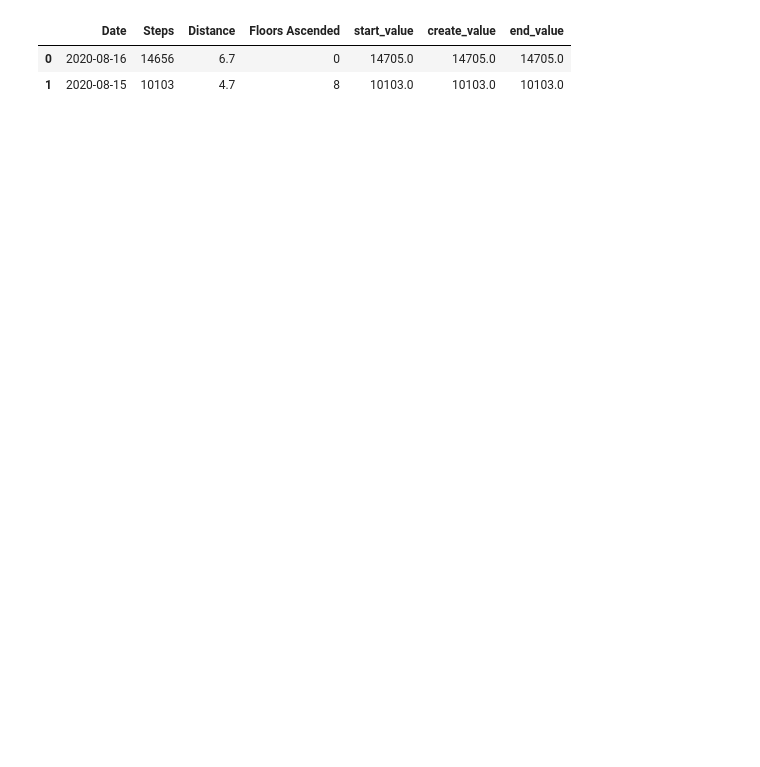
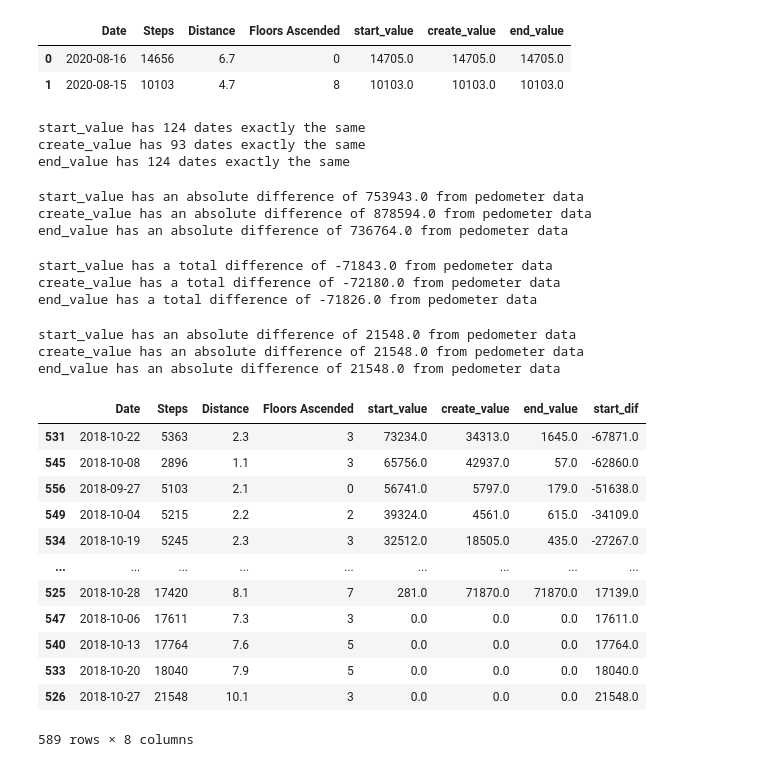
Before and after one commit to noahmelngailis/time_series_steps_project, a Jupyter notebook: time_series_xml.ipynb, the cells around one changed output. Cells and saved outputs as stored; diff of their text form; code cells hidden in the pictures; blank space fills up the shorter version.

```diff
--- a/time_series_xml.ipynb
+++ b/time_series_xml.ipynb
@@ -35,3 +35,36 @@ df_validate.head(2)
 |  | Date | Steps | Distance | Floors Ascended | start_value | create_value | end_value |
 | 0 | 2020-08-16 | 14656 | 6.7 | 0 | 14705.0 | 14705.0 | 14705.0 |
 | 1 | 2020-08-15 | 10103 | 4.7 | 8 | 10103.0 | 10103.0 | 10103.0 |
+# %%
+# How many items are the same for each column?
+for i in df_validate.columns[4:]:
+    var = (df_validate.Steps == df_validate[i]).sum()
+    print(f'{i} has {var} dates exactly the same')
+# %% [output]
+start_value has 124 dates exactly the same
+create_value has 93 dates exactly the same
+end_value has 124 dates exactly the same
+# %%
+for i in df_validate.columns[4:]:
+    var = abs(df_validate.Steps - df_validate[i]).sum()
+    print(f'{i} has an absolute difference of {var} from pedometer data')
+# %% [output]
+start_value has an absolute difference of 753943.0 from pedometer data
+create_value has an absolute difference of 878594.0 from pedometer data
+end_value has an absolute difference of 736764.0 from pedometer data
+# %%
+for i in df_validate.columns[4:]:
+    var = (df_validate.Steps - df_validate[i]).sum()
+    print(f'{i} has a total difference of {var} from pedometer data')
+# %% [output]
+start_value has a total difference of -71843.0 from pedometer data
+create_value has a total difference of -72180.0 from pedometer data
+end_value has a total difference of -71826.0 from pedometer data
+# %%
+for i in df_validate.columns[4:]:
+    var = (df_validate.Steps - df_validate[i]).max()
+    print(f'{i} has an absolute difference of {var} from pedometer data')
+# %% [output]
+start_value has an absolute difference of 21548.0 from pedometer data
+create_value has an absolute difference of 21548.0 from pedometer data
+end_value has an absolute difference of 21548.0 from pedometer data
@@ -37,0 +73,16 @@ df_validate.head(2)
+# %%
+df_validate.sort_values('start_dif')
+# %% [output]
+|  | Date | Steps | Distance | Floors Ascended | start_value | create_value | end_value | start_dif |
+| 531 | 2018-10-22 | 5363 | 2.3 | 3 | 73234.0 | 34313.0 | 1645.0 | -67871.0 |
+| 545 | 2018-10-08 | 2896 | 1.1 | 3 | 65756.0 | 42937.0 | 57.0 | -62860.0 |
+| 556 | 2018-09-27 | 5103 | 2.1 | 0 | 56741.0 | 5797.0 | 179.0 | -51638.0 |
+| 549 | 2018-10-04 | 5215 | 2.2 | 2 | 39324.0 | 4561.0 | 615.0 | -34109.0 |
+| 534 | 2018-10-19 | 5245 | 2.3 | 3 | 32512.0 | 18505.0 | 435.0 | -27267.0 |
+| ... | ... | ... | ... | ... | ... | ... | ... | ... |
+| 525 | 2018-10-28 | 17420 | 8.1 | 7 | 281.0 | 71870.0 | 71870.0 | 17139.0 |
+| 547 | 2018-10-06 | 17611 | 7.3 | 3 | 0.0 | 0.0 | 0.0 | 17611.0 |
+| 540 | 2018-10-13 | 17764 | 7.6 | 5 | 0.0 | 0.0 | 0.0 | 17764.0 |
+| 533 | 2018-10-20 | 18040 | 7.9 | 5 | 0.0 | 0.0 | 0.0 | 18040.0 |
+| 526 | 2018-10-27 | 21548 | 10.1 | 3 | 0.0 | 0.0 | 0.0 | 21548.0 |
+589 rows × 8 columns
```
Also changed, not shown: parts of 12 cells of this notebook.
